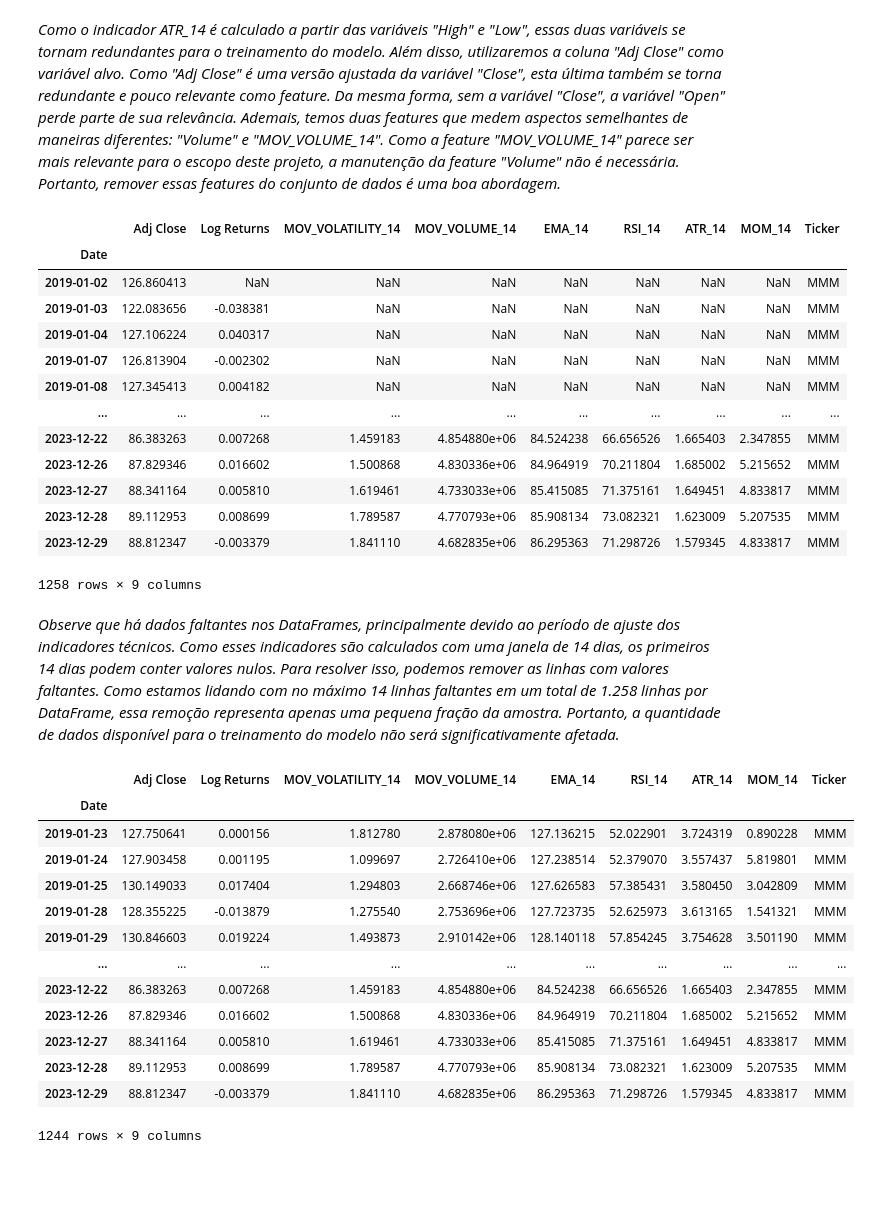
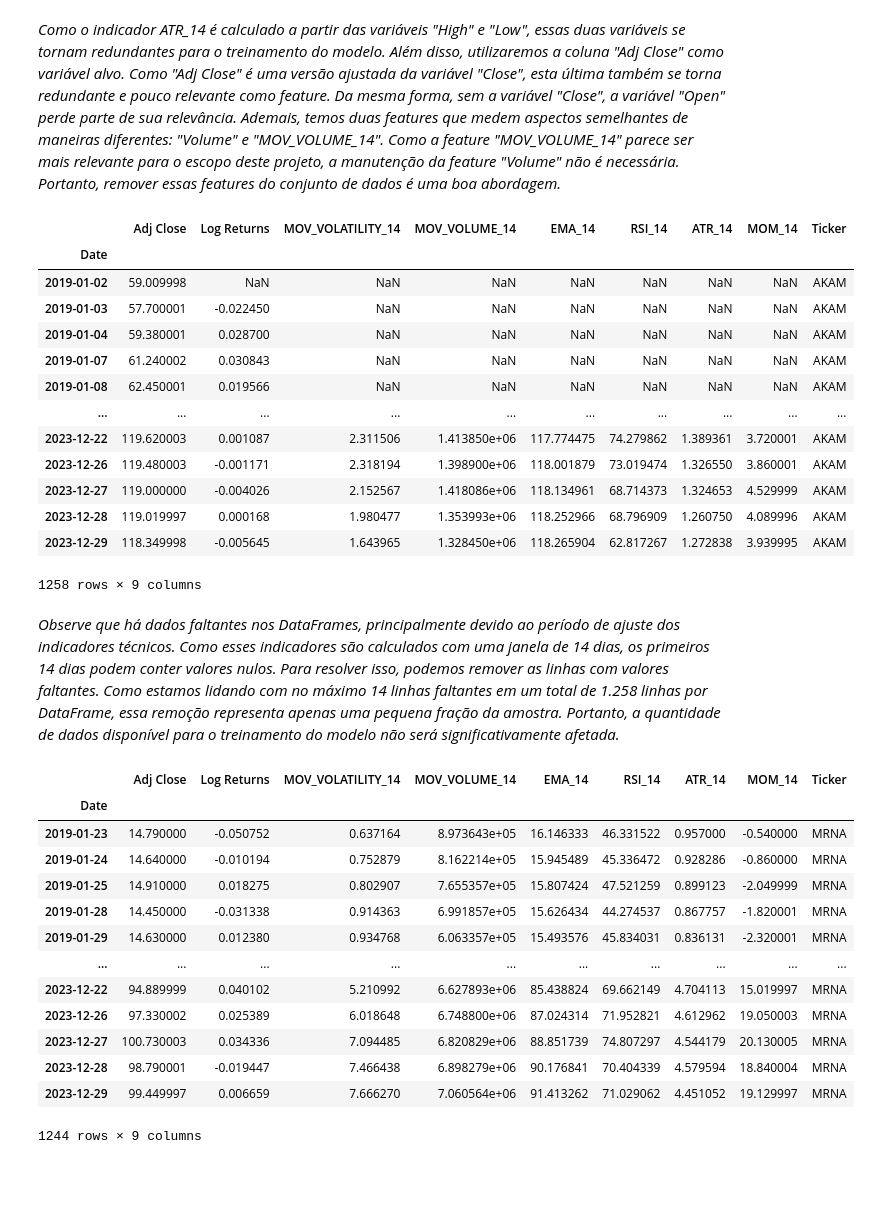
Before and after one commit to GB-Navarro/projeto_final_fin_quant_fea_dev, a Jupyter notebook: projeto_final_fin_quant.ipynb, the cells around one changed output. Drawn from its saved outputs; the diff is of its cells as text; code cells hidden in the pictures.

```diff
--- a/projeto_final_fin_quant.ipynb
+++ b/projeto_final_fin_quant.ipynb
@@ -122,12 +118,18 @@ end_date = datetime(2023,12,30).date()
 
 # Cria um dicionário para guardar alguns parâmetros importantes para a coleta de dados.
 setup = {
+    # Tickers das ações que serão usadas no código.
     "tickers": sp500_tickets,
+    # Data inicial cujo alguns dados das ações de cada ticker serão coletados.
     "start_date": start_date,
+    # Data final cujo alguns dados das ações de cada ticker serão coletados.
     "end_date": end_date,
-    # Número de tickers com maior "V Value" que serão utilizados no treinamento do modelo LSTM.
-    "tickers_to_select": 1,
-    "test_initial_day": np.datetime64('2023-12-01')
+    # Número de tickers com maior "V Value" que terão seus preços estimados por um modelo LSTM.
+    "tickers_to_select": 5,
+    # Data a partir do qual os valores dos tickers com maior "V Value" serão estimados.
+    "test_initial_day": np.datetime64('2023-12-01'),
+    # Tamanho das sequências temporais de dados que o modelo LSTM usará para se treinar.
+    "sequence_length": 7
 }
 # %% [markdown]
 ### *Obtendo dados dos tickers via yfinance (Open, High, Low, Close, Adj Close, Volume)*
@@ -482,50 +490,58 @@ dfs[0]
 # %% [markdown]
 *Como o indicador ATR_14 é calculado a partir das variáveis "High" e "Low", essas duas variáveis se tornam redundantes para o treinamento do modelo. Além disso, utilizaremos a coluna "Adj Close" como variável alvo. Como "Adj Close" é uma versão ajustada da variável "Close", esta última também se torna redundante e pouco relevante como feature. Da mesma forma, sem a variável "Close", a variável "Open" perde parte de sua relevância. Ademais, temos duas features que medem aspectos semelhantes de maneiras diferentes: "Volume" e "MOV_VOLUME_14". Como a feature "MOV_VOLUME_14" parece ser mais relevante para o escopo deste projeto, a manutenção da feature "Volume" não é necessária. Portanto, remover essas features do conjunto de dados é uma boa abordagem.*
 # %%
+# Itera sobre cada um dos DataFrames presentas na variável "dfs" para remover as features citadas no texto da célula acima.
 for df in dfs:
     # Remove as colunas 'Open', 'High', 'Low' e 'Close' de cada DataFrame presente em "dfs".
     df.drop(['Open', 'High', 'Low', 'Close', 'Volume'], axis=1, inplace=True)
 
-# Exibe o resultado obtido em um dos DataFrames presentes em "dfs"
-dfs[0]
+# Calcula um índice aleatório entre 0 e len(dfs).
+random_index = np.random.randint(0,len(dfs))
+
+# Exibe o resultado obtido com a operação dessa célula para o DataFrame na posição "random_index" da variável "dfs".
+dfs[random_index]
 # %% [output]
 |  | Adj Close | Log Returns | MOV_VOLATILITY_14 | MOV_VOLUME_14 | EMA_14 | RSI_14 | ATR_14 | MOM_14 | Ticker |
 | Date |  |  |  |  |  |  |  |  |  |
-| 2019-01-02 | 126.860413 | NaN | NaN | NaN | NaN | NaN | NaN | NaN | MMM |
-| 2019-01-03 | 122.083656 | -0.038381 | NaN | NaN | NaN | NaN | NaN | NaN | MMM |
-| 2019-01-04 | 127.106224 | 0.040317 | NaN | NaN | NaN | NaN | NaN | NaN | MMM |
-| 2019-01-07 | 126.813904 | -0.002302 | NaN | NaN | NaN | NaN | NaN | NaN | MMM |
-| 2019-01-08 | 127.345413 | 0.004182 | NaN | NaN | NaN | NaN | NaN | NaN | MMM |
+| 2019-01-02 | 59.009998 | NaN | NaN | NaN | NaN | NaN | NaN | NaN | AKAM |
+| 2019-01-03 | 57.700001 | -0.022450 | NaN | NaN | NaN | NaN | NaN | NaN | AKAM |
+| 2019-01-04 | 59.380001 | 0.028700 | NaN | NaN | NaN | NaN | NaN | NaN | AKAM |
+| 2019-01-07 | 61.240002 | 0.030843 | NaN | NaN | NaN | NaN | NaN | NaN | AKAM |
+| 2019-01-08 | 62.450001 | 0.019566 | NaN | NaN | NaN | NaN | NaN | NaN | AKAM |
 | ... | ... | ... | ... | ... | ... | ... | ... | ... | ... |
-| 2023-12-22 | 86.383263 | 0.007268 | 1.459183 | 4.854880e+06 | 84.524238 | 66.656526 | 1.665403 | 2.347855 | MMM |
-| 2023-12-26 | 87.829346 | 0.016602 | 1.500868 | 4.830336e+06 | 84.964919 | 70.211804 | 1.685002 | 5.215652 | MMM |
-| 2023-12-27 | 88.341164 | 0.005810 | 1.619461 | 4.733033e+06 | 85.415085 | 71.375161 | 1.649451 | 4.833817 | MMM |
-| 2023-12-28 | 89.112953 | 0.008699 | 1.789587 | 4.770793e+06 | 85.908134 | 73.082321 | 1.623009 | 5.207535 | MMM |
-| 2023-12-29 | 88.812347 | -0.003379 | 1.841110 | 4.682835e+06 | 86.295363 | 71.298726 | 1.579345 | 4.833817 | MMM |
+| 2023-12-22 | 119.620003 | 0.001087 | 2.311506 | 1.413850e+06 | 117.774475 | 74.279862 | 1.389361 | 3.720001 | AKAM |
+| 2023-12-26 | 119.480003 | -0.001171 | 2.318194 | 1.398900e+06 | 118.001879 | 73.019474 | 1.326550 | 3.860001 | AKAM |
+| 2023-12-27 | 119.000000 | -0.004026 | 2.152567 | 1.418086e+06 | 118.134961 | 68.714373 | 1.324653 | 4.529999 | AKAM |
+| 2023-12-28 | 119.019997 | 0.000168 | 1.980477 | 1.353993e+06 | 118.252966 | 68.796909 | 1.260750 | 4.089996 | AKAM |
+| 2023-12-29 | 118.349998 | -0.005645 | 1.643965 | 1.328450e+06 | 118.265904 | 62.817267 | 1.272838 | 3.939995 | AKAM |
 1258 rows × 9 columns
 # %% [markdown]
 *Observe que há dados faltantes nos DataFrames, principalmente devido ao período de ajuste dos indicadores técnicos. Como esses indicadores são calculados com uma janela de 14 dias, os primeiros 14 dias podem conter valores nulos. Para resolver isso, podemos remover as linhas com valores faltantes. Como estamos lidando com no máximo 14 linhas faltantes em um total de 1.258 linhas por DataFrame, essa remoção representa apenas uma pequena fração da amostra. Portanto, a quantidade de dados disponível para o treinamento do modelo não será significativamente afetada.*
 # %%
+# Itera sobre cada um dos DataFrames presentas na variável "dfs" para remover as linhas com valores NaN presentes em cada um deles.
 for df in dfs:
     # Remove todas as linhas com valores NaN de cada DataFrame na lista "dfs".
     df.dropna(inplace=True)
 
-# Exibe o resultado obtido em um dos DataFrames presentes em "dfs"
-dfs[0]
+# Calcula um índice aleatório entre 0 e len(dfs).
+random_index = np.random.randint(0,len(dfs))
+
+# Exibe o resultado obtido com a operação dessa célula para o DataFrame na posição "random_index" da variável "dfs".
+dfs[random_index]
 # %% [output]
 |  | Adj Close | Log Returns | MOV_VOLATILITY_14 | MOV_VOLUME_14 | EMA_14 | RSI_14 | ATR_14 | MOM_14 | Ticker |
 | Date |  |  |  |  |  |  |  |  |  |
-| 2019-01-23 | 127.750641 | 0.000156 | 1.812780 | 2.878080e+06 | 127.136215 | 52.022901 | 3.724319 | 0.890228 | MMM |
-| 2019-01-24 | 127.903458 | 0.001195 | 1.099697 | 2.726410e+06 | 127.238514 | 52.379070 | 3.557437 | 5.819801 | MMM |
-| 2019-01-25 | 130.149033 | 0.017404 | 1.294803 | 2.668746e+06 | 127.626583 | 57.385431 | 3.580450 | 3.042809 | MMM |
-| 2019-01-28 | 128.355225 | -0.013879 | 1.275540 | 2.753696e+06 | 127.723735 | 52.625973 | 3.613165 | 1.541321 | MMM |
-| 2019-01-29 | 130.846603 | 0.019224 | 1.493873 | 2.910142e+06 | 128.140118 | 57.854245 | 3.754628 | 3.501190 | MMM |
+| 2019-01-23 | 14.790000 | -0.050752 | 0.637164 | 8.973643e+05 | 16.146333 | 46.331522 | 0.957000 | -0.540000 | MRNA |
+| 2019-01-24 | 14.640000 | -0.010194 | 0.752879 | 8.162214e+05 | 15.945489 | 45.336472 | 0.928286 | -0.860000 | MRNA |
+| 2019-01-25 | 14.910000 | 0.018275 | 0.802907 | 7.655357e+05 | 15.807424 | 47.521259 | 0.899123 | -2.049999 | MRNA |
+| 2019-01-28 | 14.450000 | -0.031338 | 0.914363 | 6.991857e+05 | 15.626434 | 44.274537 | 0.867757 | -1.820001 | MRNA |
+| 2019-01-29 | 14.630000 | 0.012380 | 0.934768 | 6.063357e+05 | 15.493576 | 45.834031 | 0.836131 | -2.320001 | MRNA |
 | ... | ... | ... | ... | ... | ... | ... | ... | ... | ... |
-| 2023-12-22 | 86.383263 | 0.007268 | 1.459183 | 4.854880e+06 | 84.524238 | 66.656526 | 1.665403 | 2.347855 | MMM |
-| 2023-12-26 | 87.829346 | 0.016602 | 1.500868 | 4.830336e+06 | 84.964919 | 70.211804 | 1.685002 | 5.215652 | MMM |
-| 2023-12-27 | 88.341164 | 0.005810 | 1.619461 | 4.733033e+06 | 85.415085 | 71.375161 | 1.649451 | 4.833817 | MMM |
-| 2023-12-28 | 89.112953 | 0.008699 | 1.789587 | 4.770793e+06 | 85.908134 | 73.082321 | 1.623009 | 5.207535 | MMM |
-| 2023-12-29 | 88.812347 | -0.003379 | 1.841110 | 4.682835e+06 | 86.295363 | 71.298726 | 1.579345 | 4.833817 | MMM |
+| 2023-12-22 | 94.889999 | 0.040102 | 5.210992 | 6.627893e+06 | 85.438824 | 69.662149 | 4.704113 | 15.019997 | MRNA |
+| 2023-12-26 | 97.330002 | 0.025389 | 6.018648 | 6.748800e+06 | 87.024314 | 71.952821 | 4.612962 | 19.050003 | MRNA |
+| 2023-12-27 | 100.730003 | 0.034336 | 7.094485 | 6.820829e+06 | 88.851739 | 74.807297 | 4.544179 | 20.130005 | MRNA |
+| 2023-12-28 | 98.790001 | -0.019447 | 7.466438 | 6.898279e+06 | 90.176841 | 70.404339 | 4.579594 | 18.840004 | MRNA |
+| 2023-12-29 | 99.449997 | 0.006659 | 7.666270 | 7.060564e+06 | 91.413262 | 71.029062 | 4.451052 | 19.129997 | MRNA |
 1244 rows × 9 columns
 # %% [markdown]
 ####
```
Also changed, not shown: parts of 81 cells of this notebook.
